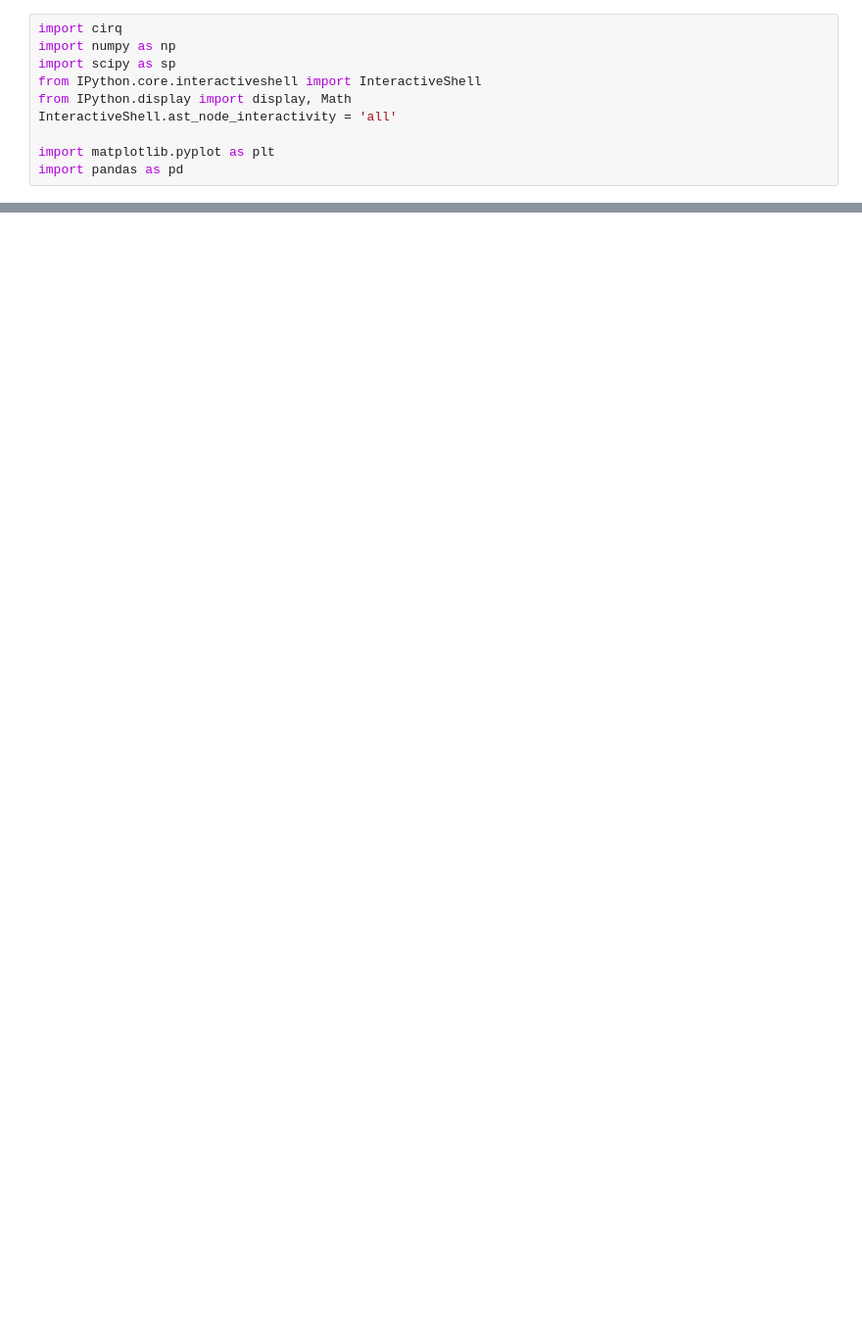
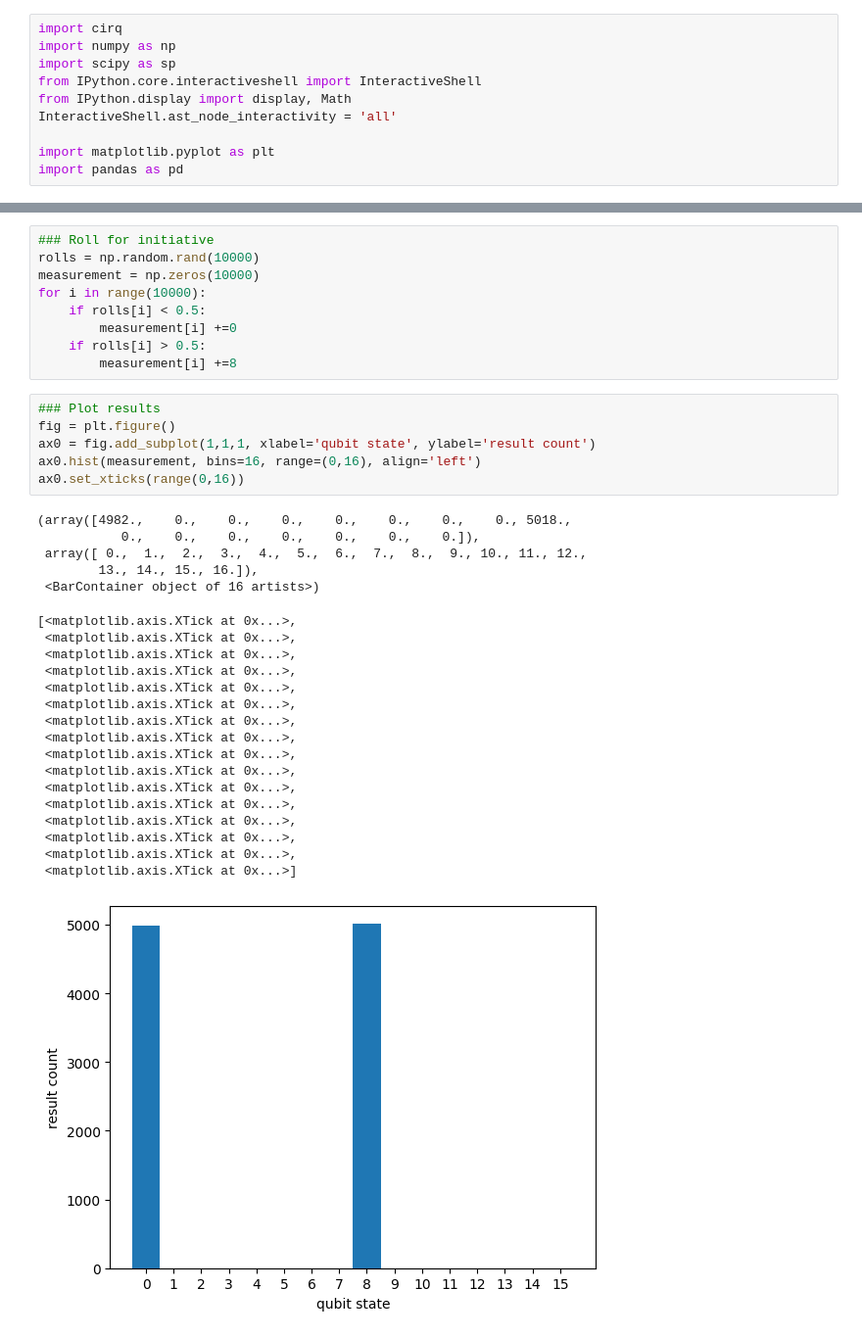
Before and after one commit to knownothingbozo/Quantum-Algorithms, a Jupyter notebook: HW01.ipynb, the cells around one changed output, grey strips where cells are left out. Shown: that part at 98% size. Cells and saved outputs as stored; diff of their text form; blank space fills up the shorter version.

```diff
--- a/HW01.ipynb
+++ b/HW01.ipynb
@@ -58,0 +122,38 @@ ax0.hist(measurement, bins=4)    ### POSITION PLOT
+# %%
+### Roll for initiative
+rolls = np.random.rand(10000)
+measurement = np.zeros(10000)
+for i in range(10000):
+    if rolls[i] < 0.5:
+        measurement[i] +=0
+    if rolls[i] > 0.5:
+        measurement[i] +=8
+# %%
+### Plot results
+fig = plt.figure()
+ax0 = fig.add_subplot(1,1,1, xlabel='qubit state', ylabel='result count')
+ax0.hist(measurement, bins=16, range=(0,16), align='left')
+ax0.set_xticks(range(0,16))
+# %% [output]
+(array([4982.,    0.,    0.,    0.,    0.,    0.,    0.,    0., 5018.,
+           0.,    0.,    0.,    0.,    0.,    0.,    0.]),
+ array([ 0.,  1.,  2.,  3.,  4.,  5.,  6.,  7.,  8.,  9., 10., 11., 12.,
+        13., 14., 15., 16.]),
+ <BarContainer object of 16 artists>)
+[<matplotlib.axis.XTick at 0x...>,
+ <matplotlib.axis.XTick at 0x...>,
+ <matplotlib.axis.XTick at 0x...>,
+ <matplotlib.axis.XTick at 0x...>,
+ <matplotlib.axis.XTick at 0x...>,
+ <matplotlib.axis.XTick at 0x...>,
+ <matplotlib.axis.XTick at 0x...>,
+ <matplotlib.axis.XTick at 0x...>,
+ <matplotlib.axis.XTick at 0x...>,
+ <matplotlib.axis.XTick at 0x...>,
+ <matplotlib.axis.XTick at 0x...>,
+ <matplotlib.axis.XTick at 0x...>,
+ <matplotlib.axis.XTick at 0x...>,
+ <matplotlib.axis.XTick at 0x...>,
+ <matplotlib.axis.XTick at 0x...>,
+ <matplotlib.axis.XTick at 0x...>]
+[figure, added]
```
Also changed, not shown: parts of 18 cells of this notebook.
